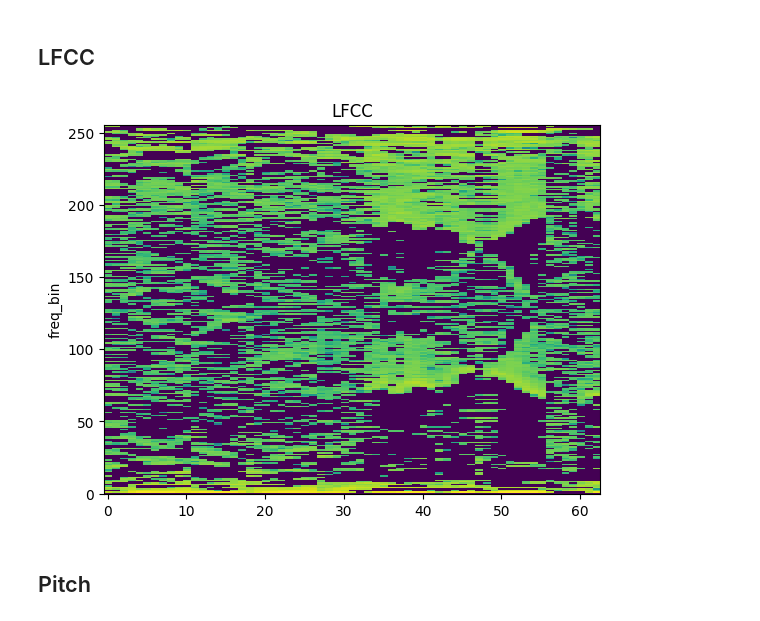
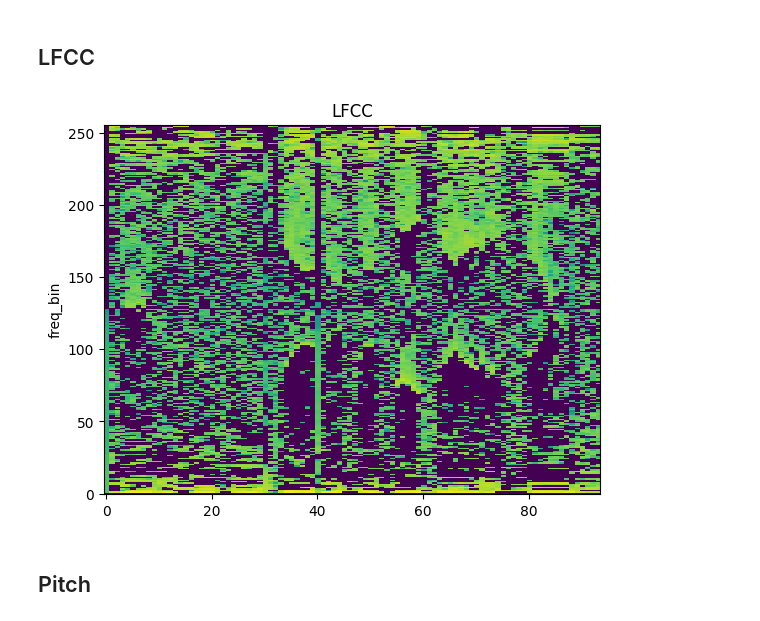
Before and after one commit to JoseRuiz01/Detecciones-de-Manipulaciones-Copy-Move-y-Splicing-en-Audio-usando-Tecnicas-de-Aprendizaje-Profundo, a Jupyter notebook: Audio_Preprocessing.ipynb, the cells around one changed output. Cells and saved outputs as stored; diff of their text form; code cells hidden in the pictures.

```diff
--- a/Audio_Preprocessing.ipynb
+++ b/Audio_Preprocessing.ipynb
@@ -447,25 +443,25 @@ Mean Square Difference:  0.2512100636959076
 # %% [markdown]
 ## LFCC
 # %%
-n_fft = 2048
+n_fft = 1024
 win_length = None
 hop_length = 512
 n_lfcc = 256
 
 lfcc_transform = T.LFCC(
     sample_rate=sample_rate,
     n_lfcc=n_lfcc,
     speckwargs={
         "n_fft": n_fft,
         "win_length": win_length,
         "hop_length": hop_length,
     },
 )
 
 lfcc = lfcc_transform(SPEECH_WAVEFORM_SPLICING)
 plot_spectrogram(lfcc[0], title="LFCC")
 # %% [output]
-[figure, old version]
+[figure, new version]
 # %% [markdown]
 ## Pitch
 # %%
```
Also changed, not shown: parts of 20 cells of this notebook.
